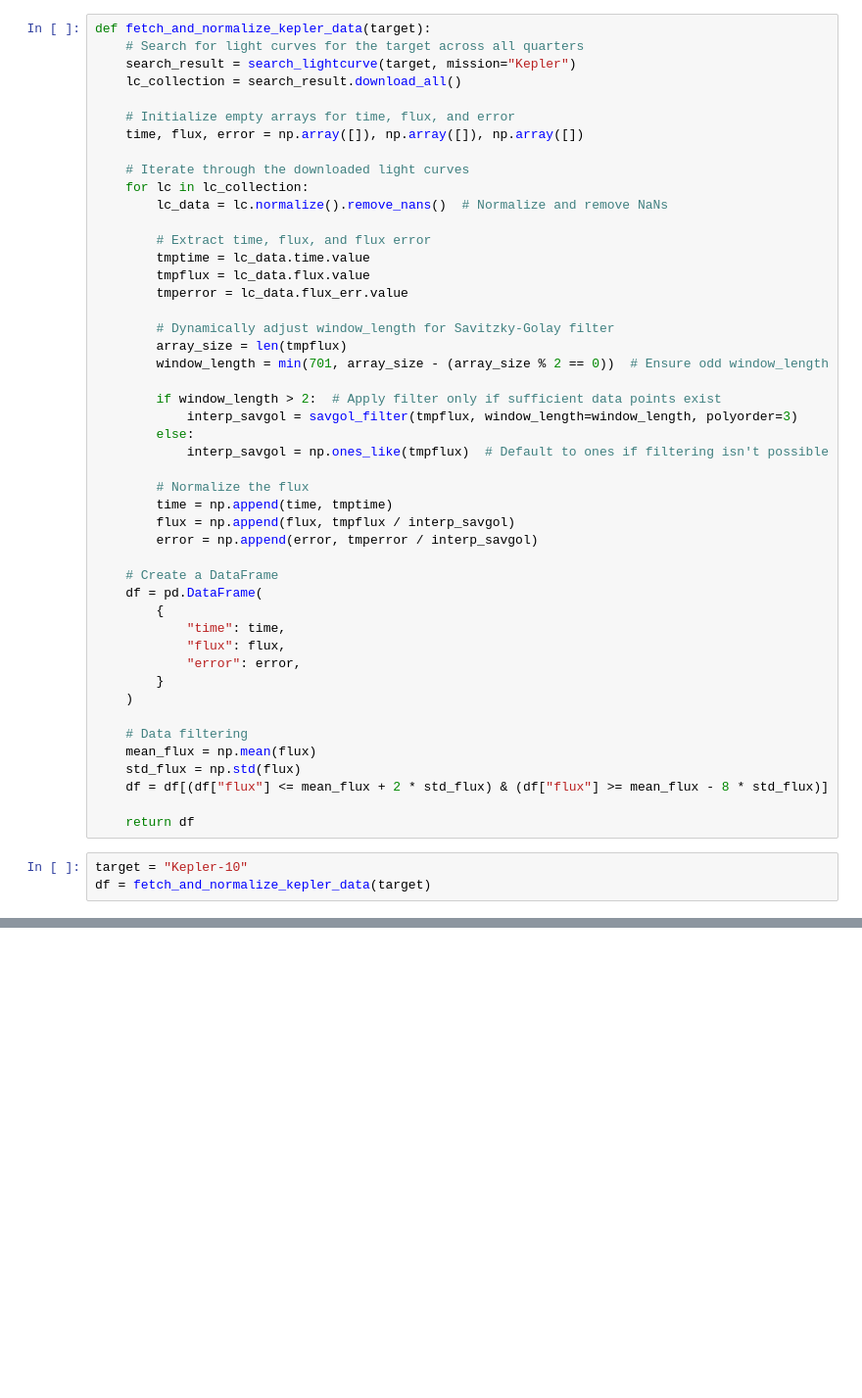
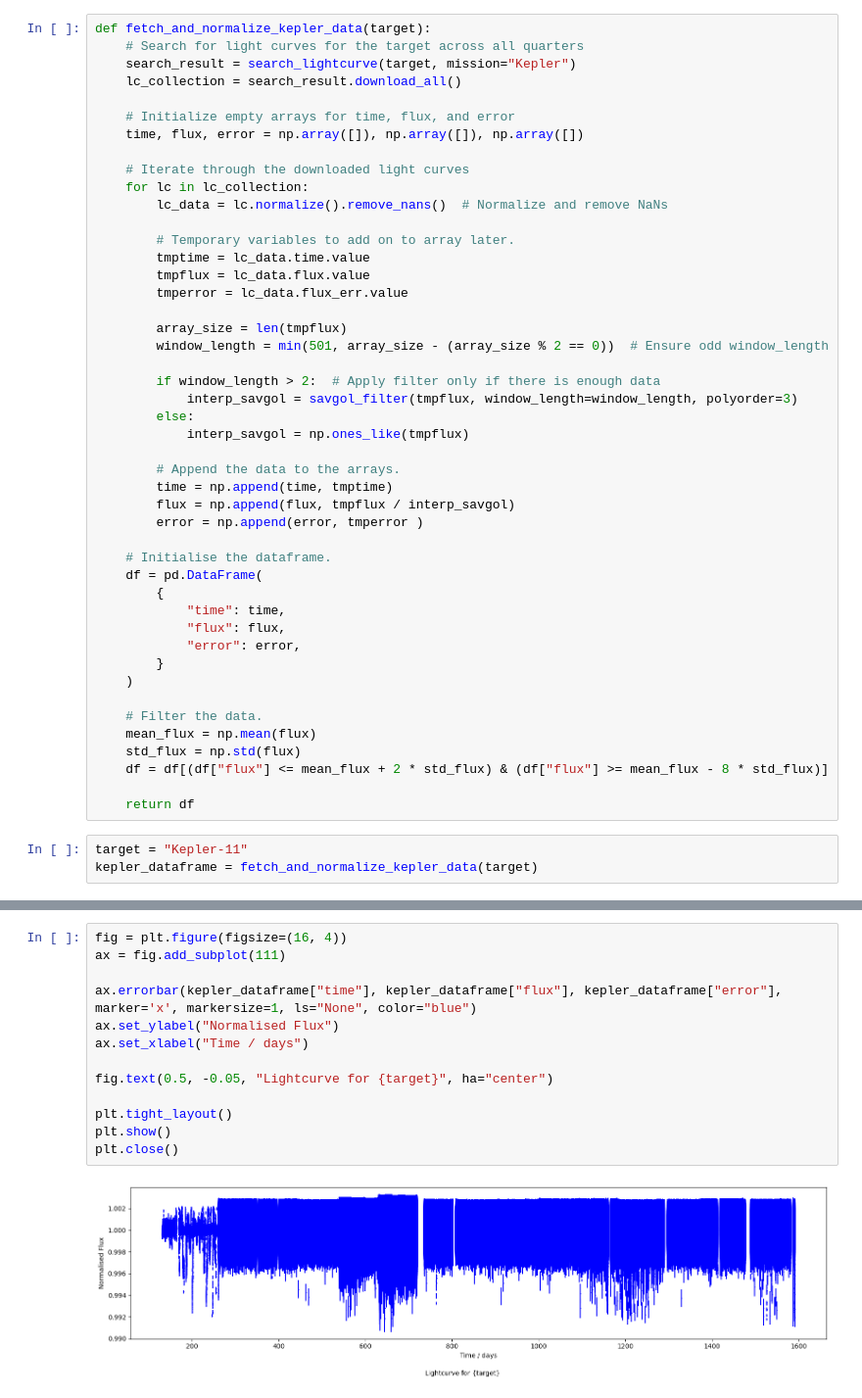
Before and after one commit to OliverMcEvoy/PlanetFinder, a Jupyter notebook: ActualCourseworkB.ipynb, the cells around one changed output, grey strips where cells are left out. Shown at 98% size. Drawn from its saved outputs; the diff is of its cells as text; blank space fills up the shorter version.

```diff
--- a/ActualCourseworkB.ipynb
+++ b/ActualCourseworkB.ipynb
@@ -24,26 +25,25 @@ def fetch_and_normalize_kepler_data(target):
     for lc in lc_collection:
         lc_data = lc.normalize().remove_nans()  # Normalize and remove NaNs
 
-        # Extract time, flux, and flux error
+        # Temporary variables to add on to array later.
         tmptime = lc_data.time.value
         tmpflux = lc_data.flux.value
         tmperror = lc_data.flux_err.value
 
-        # Dynamically adjust window_length for Savitzky-Golay filter
         array_size = len(tmpflux)
-        window_length = min(701, array_size - (array_size % 2 == 0))  # Ensure odd window_length
+        window_length = min(501, array_size - (array_size % 2 == 0))  # Ensure odd window_length
 
-        if window_length > 2:  # Apply filter only if sufficient data points exist
+        if window_length > 2:  # Apply filter only if there is enough data
             interp_savgol = savgol_filter(tmpflux, window_length=window_length, polyorder=3)
         else:
-            interp_savgol = np.ones_like(tmpflux)  # Default to ones if filtering isn't possible
+            interp_savgol = np.ones_like(tmpflux)
 
-        # Normalize the flux
+        # Append the data to the arrays.
         time = np.append(time, tmptime)
         flux = np.append(flux, tmpflux / interp_savgol)
-        error = np.append(error, tmperror / interp_savgol)
+        error = np.append(error, tmperror )
 
-    # Create a DataFrame
+    # Initialise the dataframe.
     df = pd.DataFrame(
         {
             "time": time,
@@ -52,12 +52,12 @@ def fetch_and_normalize_kepler_data(target):
         }
     )
 
-    # Data filtering
+    # Filter the data.
     mean_flux = np.mean(flux)
     std_flux = np.std(flux)
     df = df[(df["flux"] <= mean_flux + 2 * std_flux) & (df["flux"] >= mean_flux - 8 * std_flux)]
 
     return df
 # %%
-target = "Kepler-10"
-df = fetch_and_normalize_kepler_data(target)
+target = "Kepler-11"
+kepler_dataframe = fetch_and_normalize_kepler_data(target)
@@ -101,0 +73,15 @@ def normalise_kelpler_data():
+# %%
+fig = plt.figure(figsize=(16, 4))
+ax = fig.add_subplot(111)
+
+ax.errorbar(kepler_dataframe["time"], kepler_dataframe["flux"], kepler_dataframe["error"], marker='x', markersize=1, ls="None", color="blue")
+ax.set_ylabel("Normalised Flux")
+ax.set_xlabel("Time / days")
+
+fig.text(0.5, -0.05, "Lightcurve for {target}", ha="center")
+
+plt.tight_layout()
+plt.show()
+plt.close()
+# %% [output]
+[figure, added]
```
Also changed, not shown: parts of 13 cells of this notebook, 4 other files.
